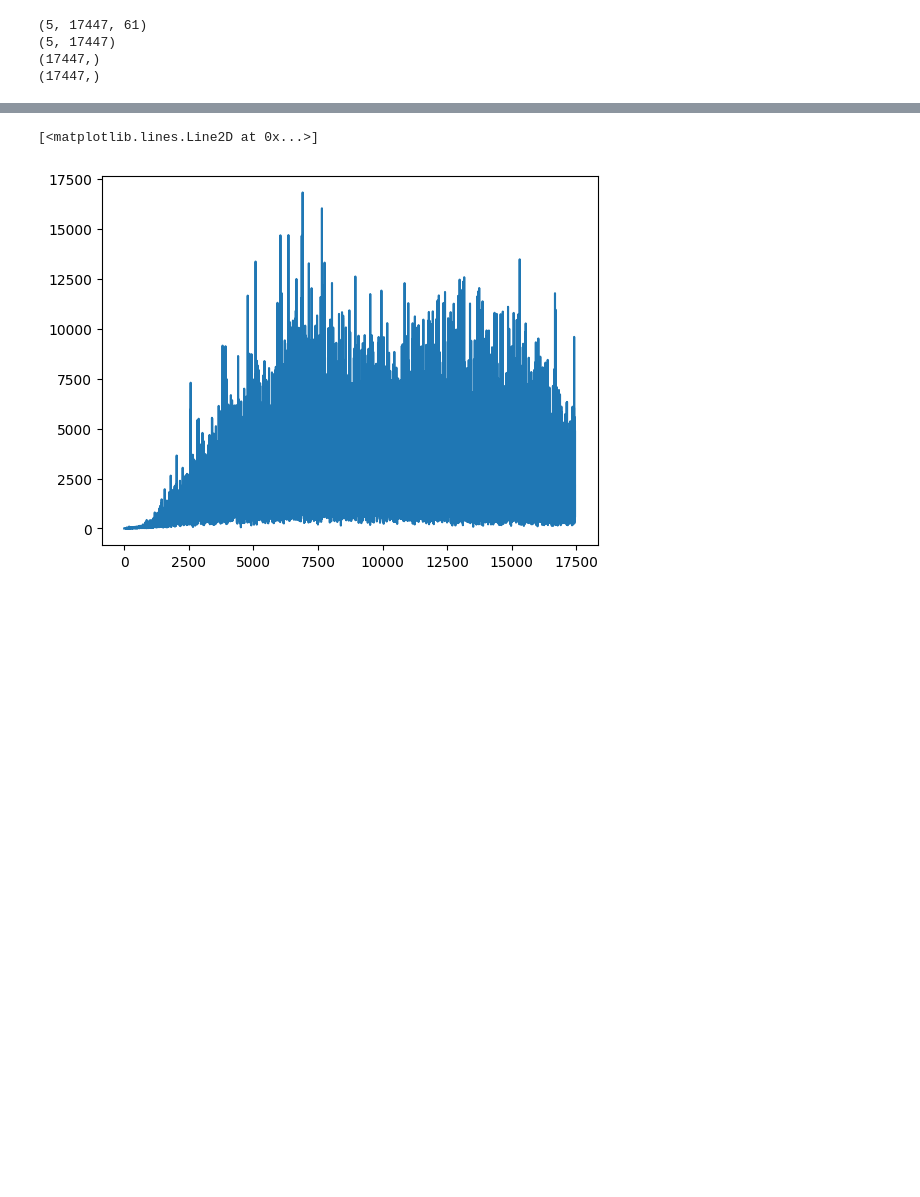
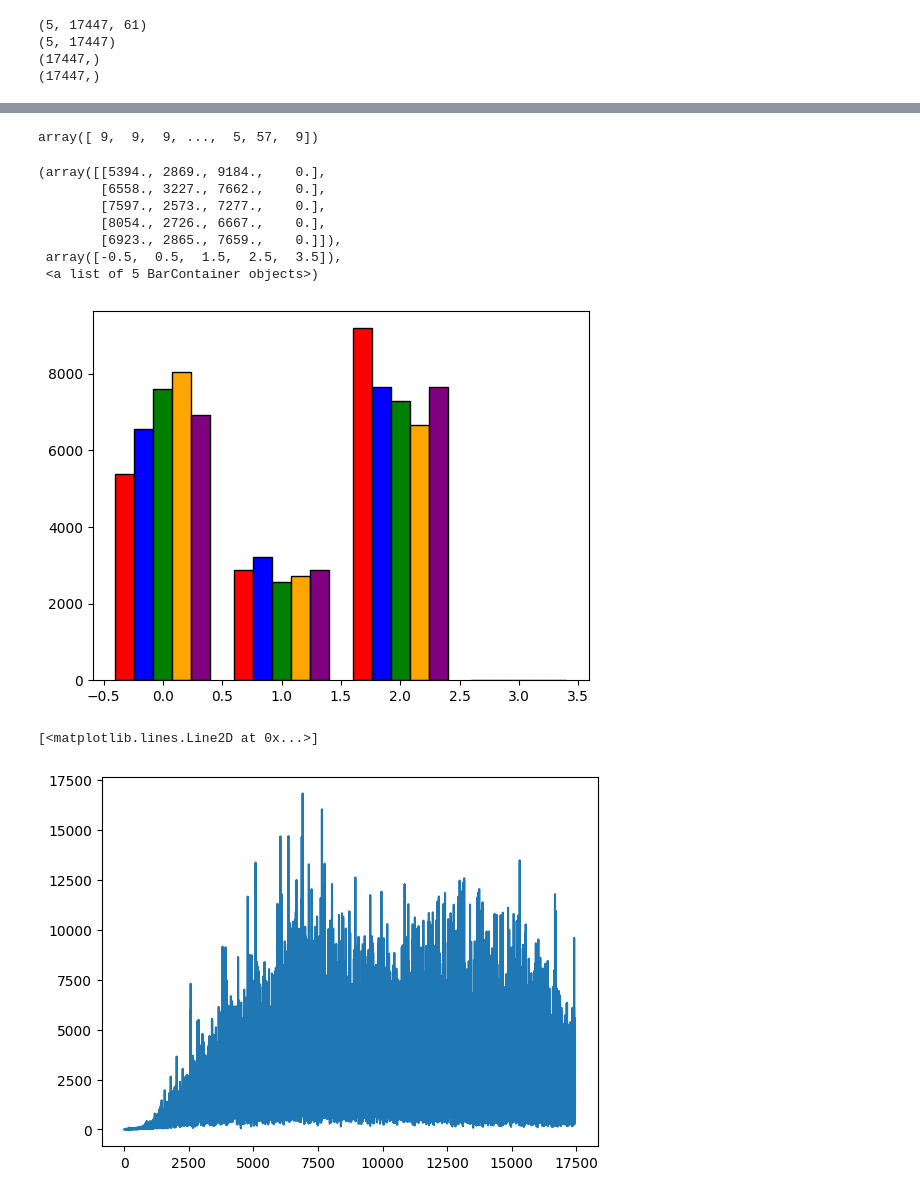
Before and after one commit to RodrigoCoelho7/VQC_Qlearning, a Jupyter notebook: data_analysis/gradients.ipynb, the cells around one changed output, grey strips where cells are left out. Saved outputs shown, nothing was run; the diff lists cells and outputs as text; code cells hidden in the pictures; blank space fills up the shorter version.

```diff
--- a/data_analysis/gradients.ipynb
+++ b/data_analysis/gradients.ipynb
@@ -46,3 +82,38 @@ print(std_magnitudes_gradients.shape)
+# %%
+max_parameters_gradient_index[0]
+# %% [output]
+array([ 9,  9,  9, ...,  5, 57,  9])
+# %%
+# Thus, if the index is between 0 and 9, the gradient is from the rotation parameters, if it is between 10 and 49, it is from the input encoding parameters,
+# if it is between 50 and 59 it is a bias and if it is 60 it is the output encoding parameter. I want to group the gradients by type of parameter the max_parameters_gradient_index
+
+
+def classify_gradient(list_of_indexes):
+    new_list = []
+    for i in range(len(list_of_indexes)):
+        if list_of_indexes[i] < 10:
+            new_list.append(0)
+        elif list_of_indexes[i] < 50:
+            new_list.append(1)
+        elif list_of_indexes[i] < 60:
+            new_list.append(2)
+        else:
+            new_list.append(3)
+    return new_list
+
+colors = ["red", "blue", "green", "orange", "purple"]
+values = [classify_gradient(max_parameters_gradient_index[i]) for i in range(len(max_parameters_gradient_index))]
+
+plt.hist(values, edgecolor = "black", bins = [-0.5,0.5,1.5,2.5,3.5], color = colors)
+# %% [output]
+(array([[5394., 2869., 9184.,    0.],
+        [6558., 3227., 7662.,    0.],
+        [7597., 2573., 7277.,    0.],
+        [8054., 2726., 6667.,    0.],
+        [6923., 2865., 7659.,    0.]]),
+ array([-0.5,  0.5,  1.5,  2.5,  3.5]),
+ <a list of 5 BarContainer objects>)
+[figure, added]
 # %%
 mean_gradients, std_gradients = results.calculate_mean_variance_gradients()
 # %%
```
Also changed, not shown: parts of 4 cells of this notebook, 1 other file.
